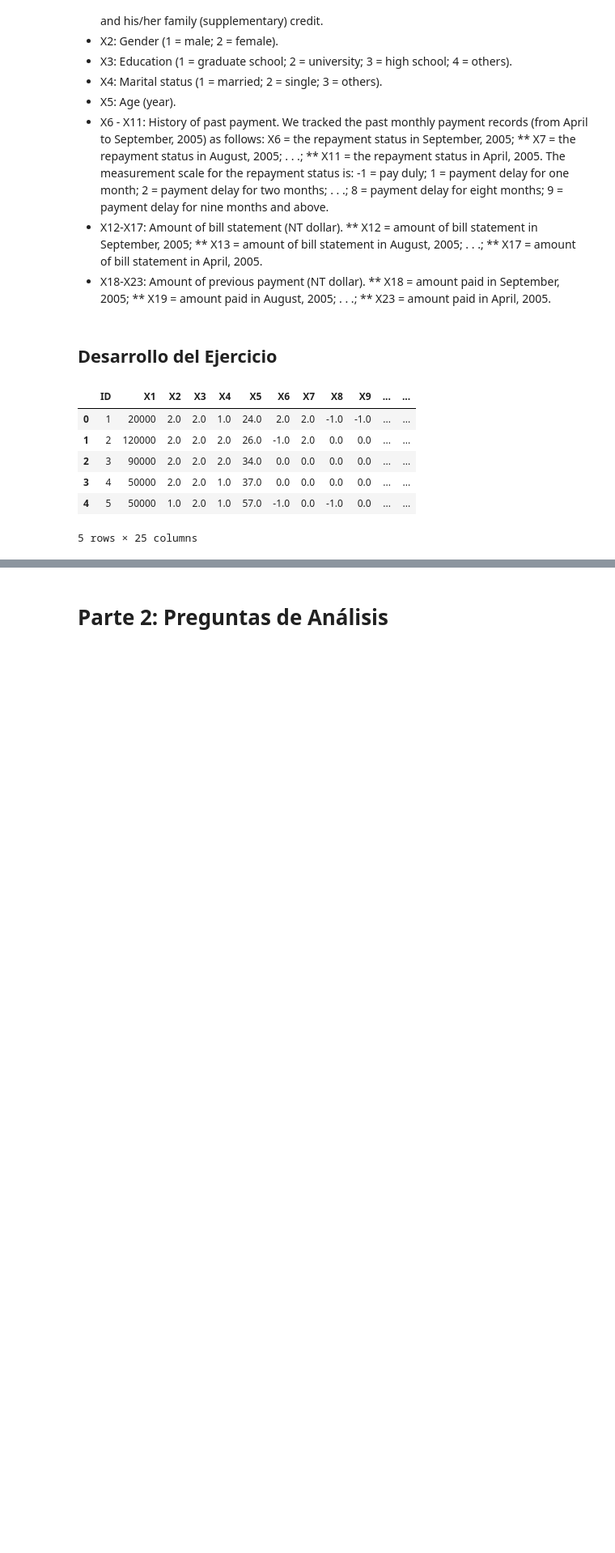
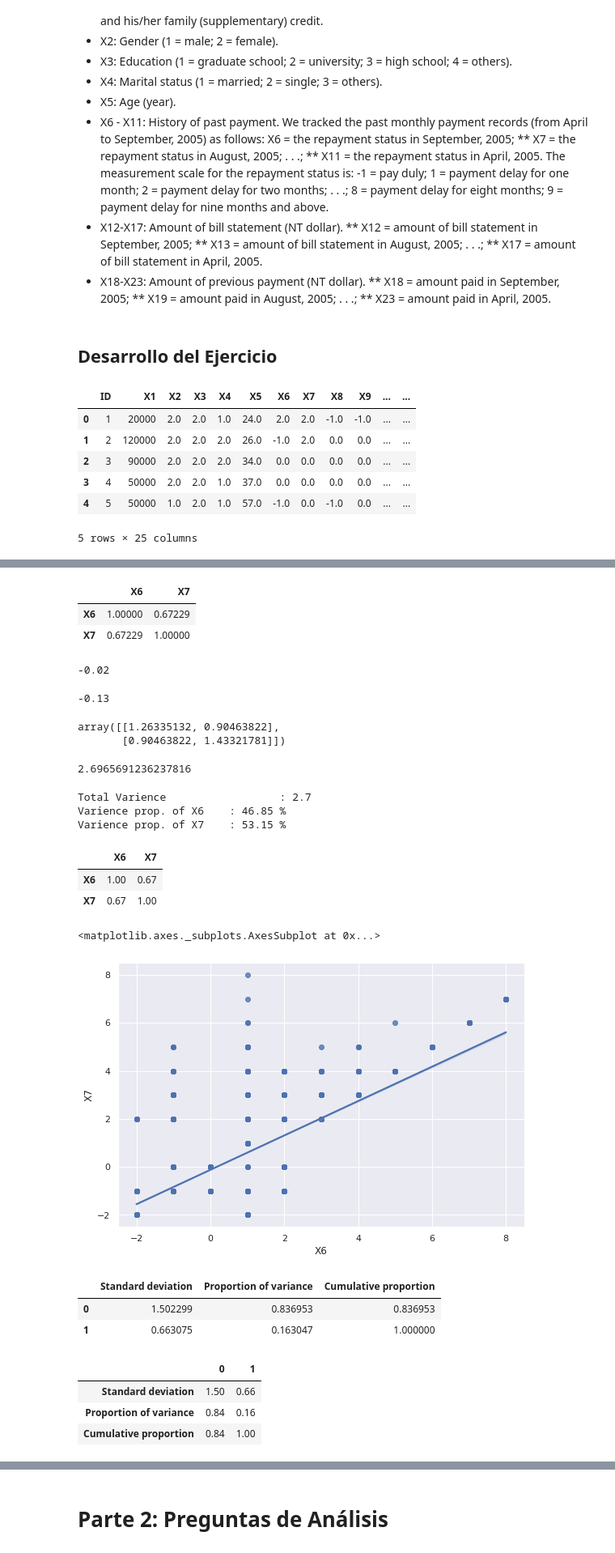
Before and after one commit to PosgradoMNA/actividades-de-aprendizaje-rzunick, a Jupyter notebook: Semana_4_Actividad_1_Practica_PCA_Ronald_Zuniga_A01686240.ipynb, the cells around one changed output, grey strips where cells are left out. Shown: that part at 81% size. Saved outputs shown, nothing was run; the diff lists cells and outputs as text; code cells hidden in the pictures; blank space fills up the shorter version.

```diff
--- a/Semana_4_Actividad_1_Practica_PCA_Ronald_Zuniga_A01686240.ipynb
+++ b/Semana_4_Actividad_1_Practica_PCA_Ronald_Zuniga_A01686240.ipynb
@@ -56,0 +155,27 @@ df.head()
+# %%
+# Se seleccionan analizar X6 y X7
+ndf = df[['X6', 'X7']]
+ndf.corr()
+# %% [output]
+|  | X6 | X7 |
+| X6 | 1.00000 | 0.67229 |
+| X7 | 0.67229 | 1.00000 |
+# %%
+df.X6.mean().round(2)
+# %% [output]
+-0.02
+# %%
+df.X7.mean().round(2)
+# %% [output]
+-0.13
+# %%
+Varience = np.cov([df.X6, df.X7])
+Varience
+# %% [output]
+array([[1.26335132, 0.90463822],
+       [0.90463822, 1.43321781]])
+# %%
+ndf = df[['X6','X7']]
+ndf.var().sum()
+# %% [output]
+2.6965691236237816
@@ -56,0 +186,25 @@ df.head()
+# %%
+print('Total Varience \t\t\t:', t.round(2) )
+print('Varience prop. of X6 \t:', ((varC/t)*100).round(2),'%' )
+print('Varience prop. of X7 \t:', ((varR/t)*100).round(2),'%' )
+# %% [output]
+Total Varience                  : 2.7
+Varience prop. of X6    : 46.85 %
+Varience prop. of X7    : 53.15 %
+# %%
+ndf.corr().round(2)
+# %% [output]
+|  | X6 | X7 |
+| X6 | 1.00 | 0.67 |
+| X7 | 0.67 | 1.00 |
+# %%
+sns.set(rc={'figure.figsize':(9,6)})
+
+p = sns.regplot(data = df,
+                x = df.X6,
+                y = df.X7
+               )
+p
+# %% [output]
+<matplotlib.axes._subplots.AxesSubplot at 0x...>
+[figure, added]
@@ -56,0 +214,23 @@ df.head()
+# %%
+pcs = PCA(n_components=2)
+
+pcs.fit(df[['X6', 'X7']])
+
+pcsSummary = pd.DataFrame({'Standard deviation': np.sqrt(pcs.explained_variance_),
+                          'Proportion of variance': pcs.explained_variance_ratio_,
+                          'Cumulative proportion': np.cumsum(pcs.explained_variance_ratio_)#column
+                          }
+                          )
+pcsSummary
+# %% [output]
+|  | Standard deviation | Proportion of variance | Cumulative proportion |
+| 0 | 1.502299 | 0.836953 | 0.836953 |
+| 1 | 0.663075 | 0.163047 | 1.000000 |
+# %%
+pcsSummary = pcsSummary.transpose()
+pcsSummary.round(2)
+# %% [output]
+|  | 0 | 1 |
+| Standard deviation | 1.50 | 0.66 |
+| Proportion of variance | 0.84 | 0.16 |
+| Cumulative proportion | 0.84 | 1.00 |
```
Also changed, not shown: parts of 12 cells of this notebook.
